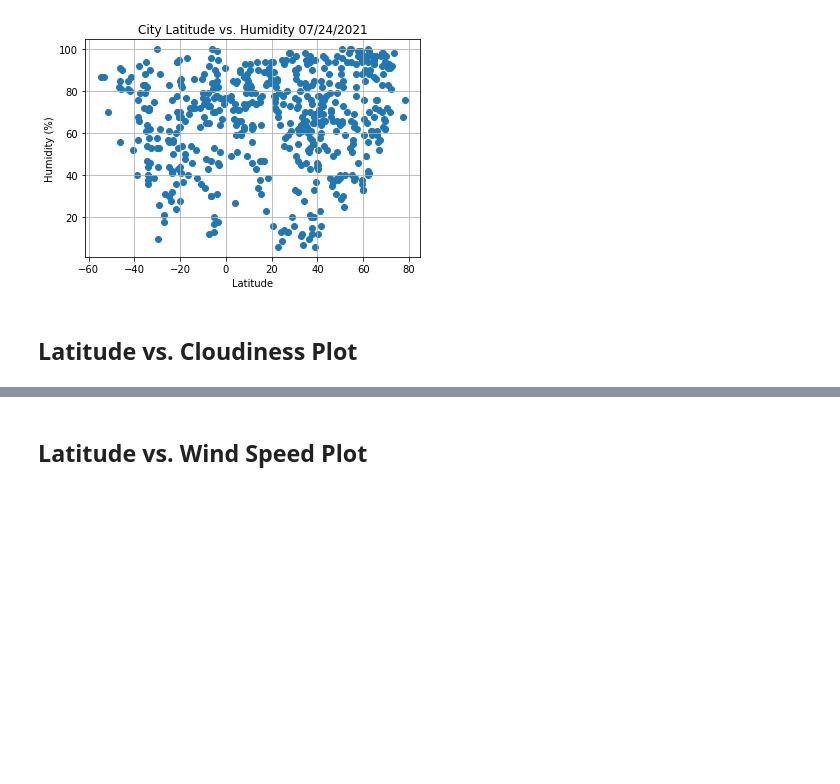
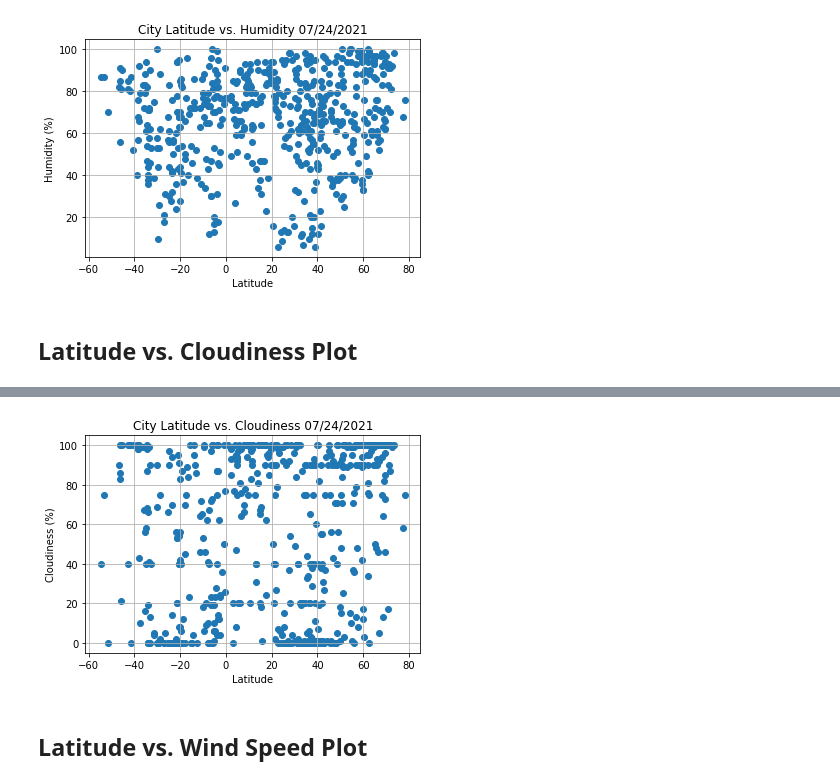
Before and after one commit to jankovic86/python-api-challenge, a Jupyter notebook: WeatherPy/WeatherPy.ipynb, the cells around one changed output, grey strips where cells are left out. Saved outputs shown, nothing was run; the diff lists cells and outputs as text; code cells hidden in the pictures; blank space fills up the shorter version.

Commit message:
Cloudiness Plot

```diff
--- a/WeatherPy/WeatherPy.ipynb
+++ b/WeatherPy/WeatherPy.ipynb
@@ -232,3 +229,15 @@ plt.show()
+# %%
+plt.scatter(weather_data["Lat"], weather_data["Cloudiness"])
+plt.title(f"City Latitude vs. Cloudiness {date}")
+plt.xlabel(f"Latitude")
+plt.ylabel(f"Cloudiness (%)")
+plt.grid(True)
+
+plt.savefig("Output/lat_vs_cloud.png", dpi = 300)
+
+plt.show()
+# %% [output]
+[figure, added]
 # %% [markdown]
 ## Latitude vs. Wind Speed Plot
 # %%
```
Also changed, not shown: parts of 1 cell of this notebook, 1 other file.
